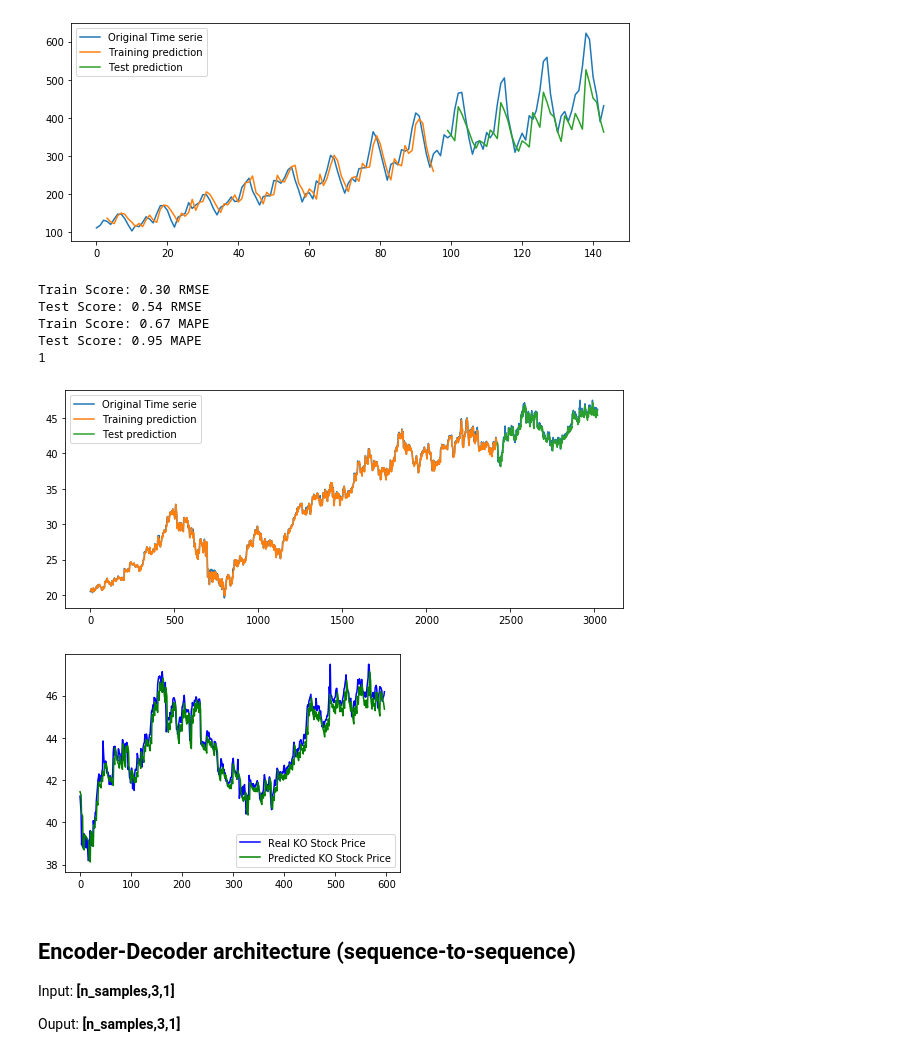
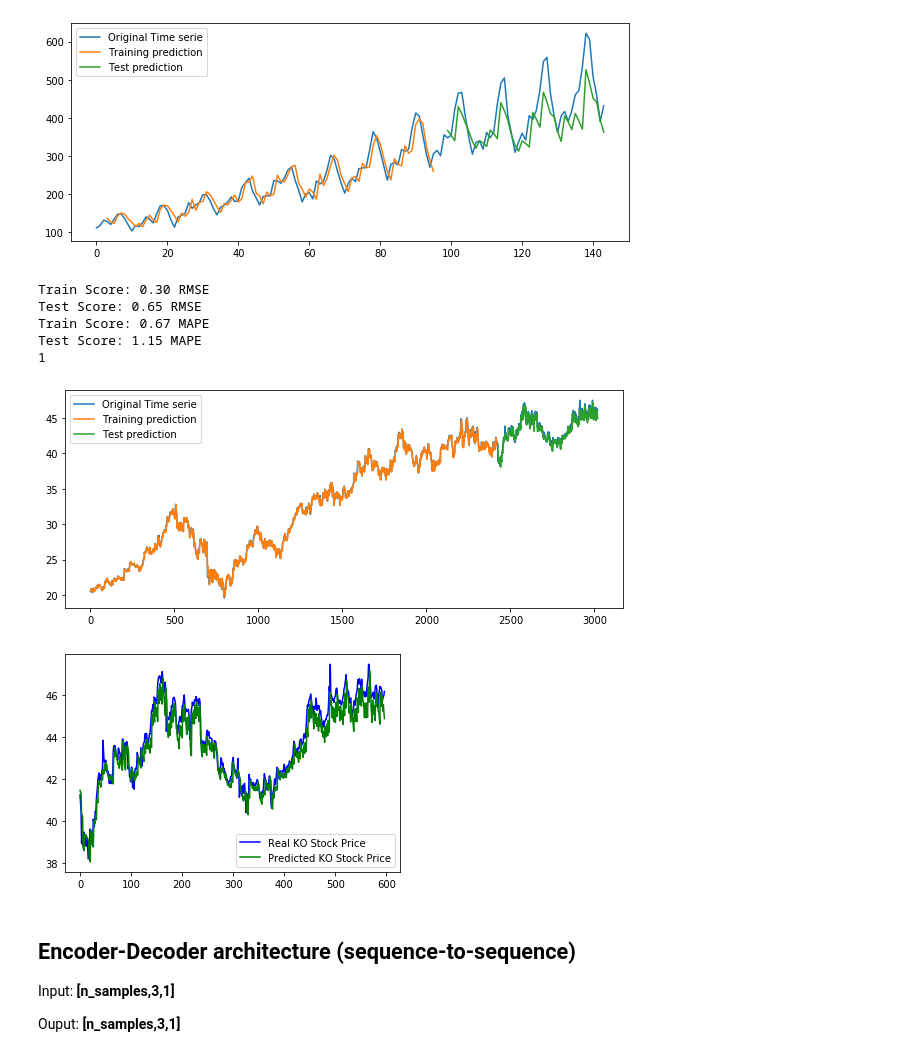
Before and after one commit to jdariasl/DiplomadoEPM_2019, a Jupyter notebook: Modulo4/Modulo4_05 (Recurrent Neural Networks).ipynb, the cells around one changed output. Cells and saved outputs as stored; diff of their text form; code cells hidden in the pictures.

```diff
--- a/Modulo4/Modulo4_05 (Recurrent Neural Networks).ipynb
+++ b/Modulo4/Modulo4_05 (Recurrent Neural Networks).ipynb
@@ -875,40 +879,40 @@ Test Score: 9.34 MAPE
 # %%
 look_back = 3;
 time_ahead = 3
 dataset = dataset1.values
 dataset = dataset.astype('float32')
 # split into train and test sets
 test_size = 600
 train_size = int(len(dataset) - test_size)
 train, test = dataset[0:train_size], dataset[train_size:len(dataset)]
 # normalize the dataset
 scaler = MinMaxScaler(feature_range=(0, 1))
 trainN = scaler.fit_transform(train)
 testN = scaler.transform(test)
 X_train, y_train = split_sequence(trainN, look_back)
 X_test, y_test = DataPreparationRNN.create_datasetMultipleTimesBackAhead(testN, n_steps_out=time_ahead, n_steps_in = look_back, overlap = time_ahead)
 #Define de model
 model6c = Sequential()
-model6c.add(SimpleRNN(20,activation = 'relu',input_shape=(look_back,1)))
+model6c.add(SimpleRNN(30,activation = 'relu',input_shape=(look_back,1)))
 model6c.add(Dense(1))
 model6c.compile(optimizer='adam',loss='mse')
 model6c.fit(X_train.reshape(X_train.shape[0],look_back,1),y_train.flatten(),epochs=500, verbose=0)
 trainPredict, testPredict = DataPreparationRNN.EstimaRMSE_RNN_MultiStep(model6c,X_train,X_test,y_train,y_test,scaler,look_back,time_ahead,0)
 DataPreparationRNN.PintaResultado(dataset,trainPredict,testPredict,look_back)
 # %% [output]
 Train Score: 0.30 RMSE
-Test Score: 0.54 RMSE
+Test Score: 0.65 RMSE
 Train Score: 0.67 MAPE
-Test Score: 0.95 MAPE
+Test Score: 1.15 MAPE
 1
-[figure, old version]
+[figure, new version]
 # %%
 plt.plot(scaler.inverse_transform(y_test.flatten()[:, np.newaxis]),'b',label='Real KO Stock Price')
 plt.plot(testPredict.flatten(),'g',label='Predicted KO Stock Price')
 plt.legend()
 plt.show()
 # %% [output]
-[figure, old version]
+[figure, new version]
 # %% [markdown]
 ## Encoder-Decoder architecture (sequence-to-sequence)
 
```
Also changed, not shown: parts of 9 cells of this notebook, 3 other files.
